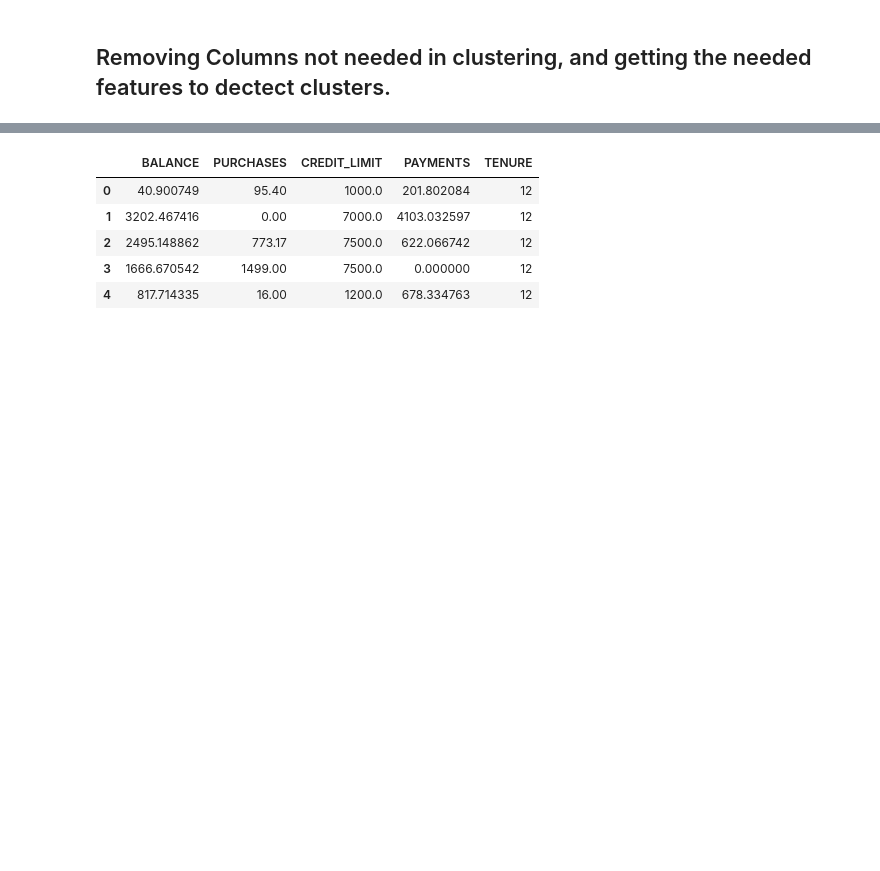
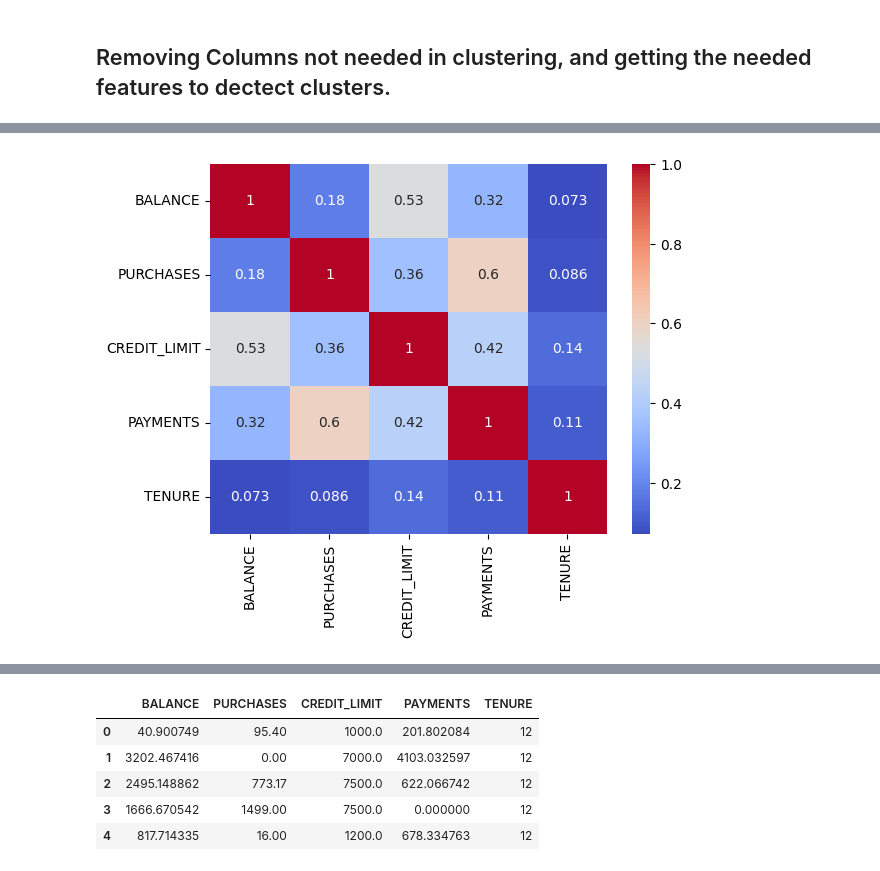
Before and after one commit to ahmeda335/Clustering_Projects, a Jupyter notebook: Customer_Segmentation_Clustering.ipynb, the cells around one changed output, grey strips where cells are left out. Cells and saved outputs as stored; diff of their text form; code cells hidden in the pictures; blank space fills up the shorter version.

```diff
--- a/Customer_Segmentation_Clustering.ipynb
+++ b/Customer_Segmentation_Clustering.ipynb
@@ -113,0 +139,4 @@ x = data_used[features]
+# %%
+sns.heatmap(x.corr(), cmap='coolwarm', annot=True);
+# %% [output]
+[figure, added]
```
Also changed, not shown: parts of 16 cells of this notebook.
